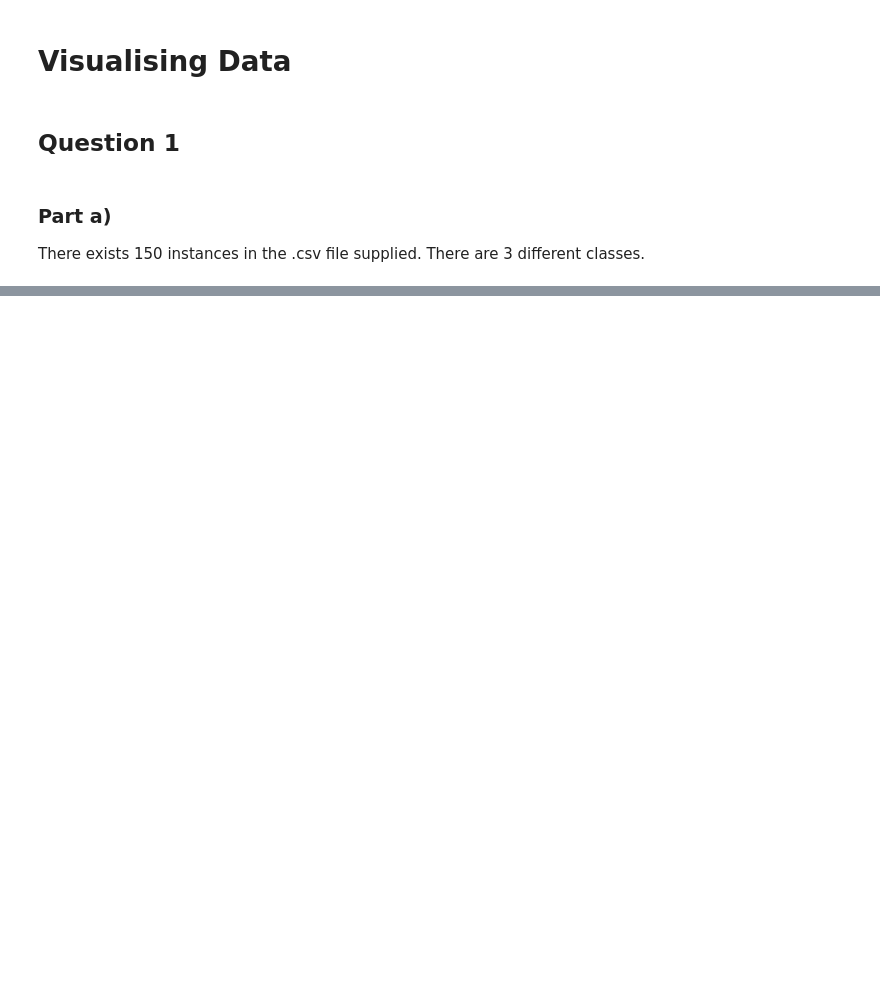
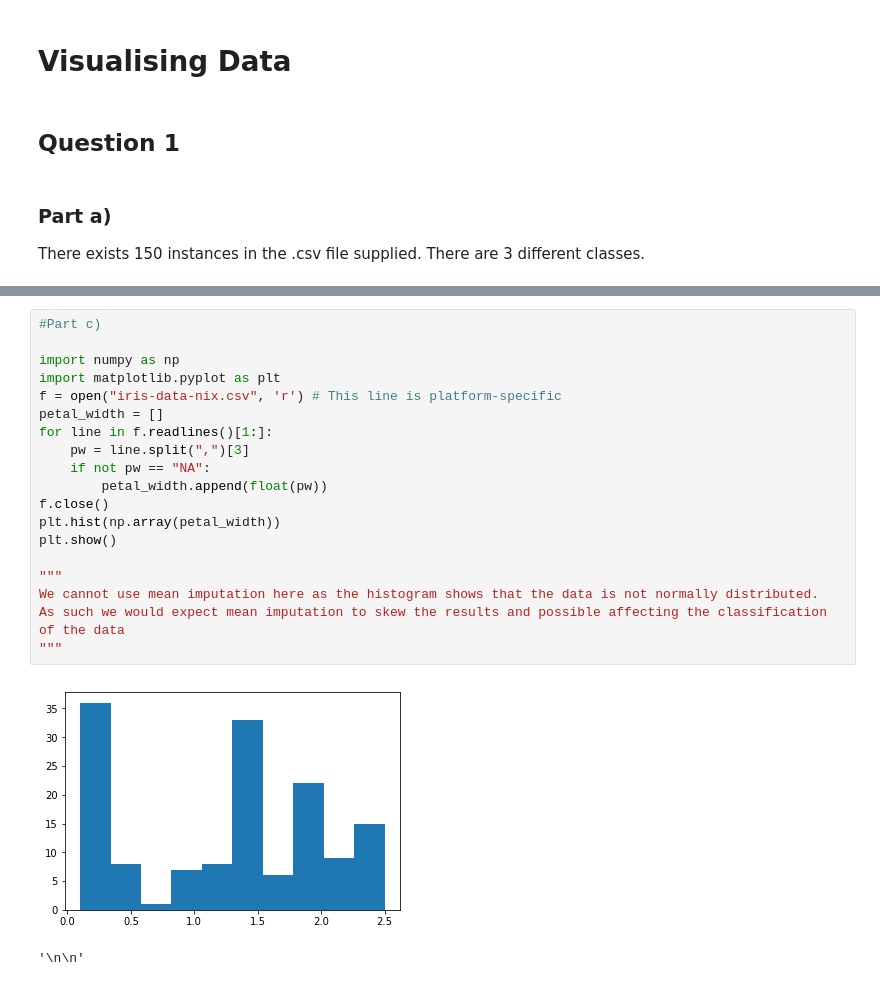
Before and after one commit to epan-1/uni-machine-learning-2018, a Jupyter notebook: Practical_2/Practical_2.ipynb, the cells around one changed output, grey strips where cells are left out. Drawn from its saved outputs; the diff is of its cells as text; blank space fills up the shorter version.

```diff
--- a/Practical_2/Practical_2.ipynb
+++ b/Practical_2/Practical_2.ipynb
@@ -31,0 +78,22 @@ print(class_dict)
+# %%
+#Part c)
+
+import numpy as np
+import matplotlib.pyplot as plt
+f = open("iris-data-nix.csv", 'r') # This line is platform-specific
+petal_width = []
+for line in f.readlines()[1:]:
+    pw = line.split(",")[3]
+    if not pw == "NA":
+        petal_width.append(float(pw))
+f.close()
+plt.hist(np.array(petal_width))
+plt.show()
+
+"""
+We cannot use mean imputation here as the histogram shows that the data is not normally distributed.
+As such we would expect mean imputation to skew the results and possible affecting the classification of the data
+"""
+# %% [output]
+[figure, added]
+'\n\n'
```
Also changed, not shown: parts of 9 cells of this notebook.
